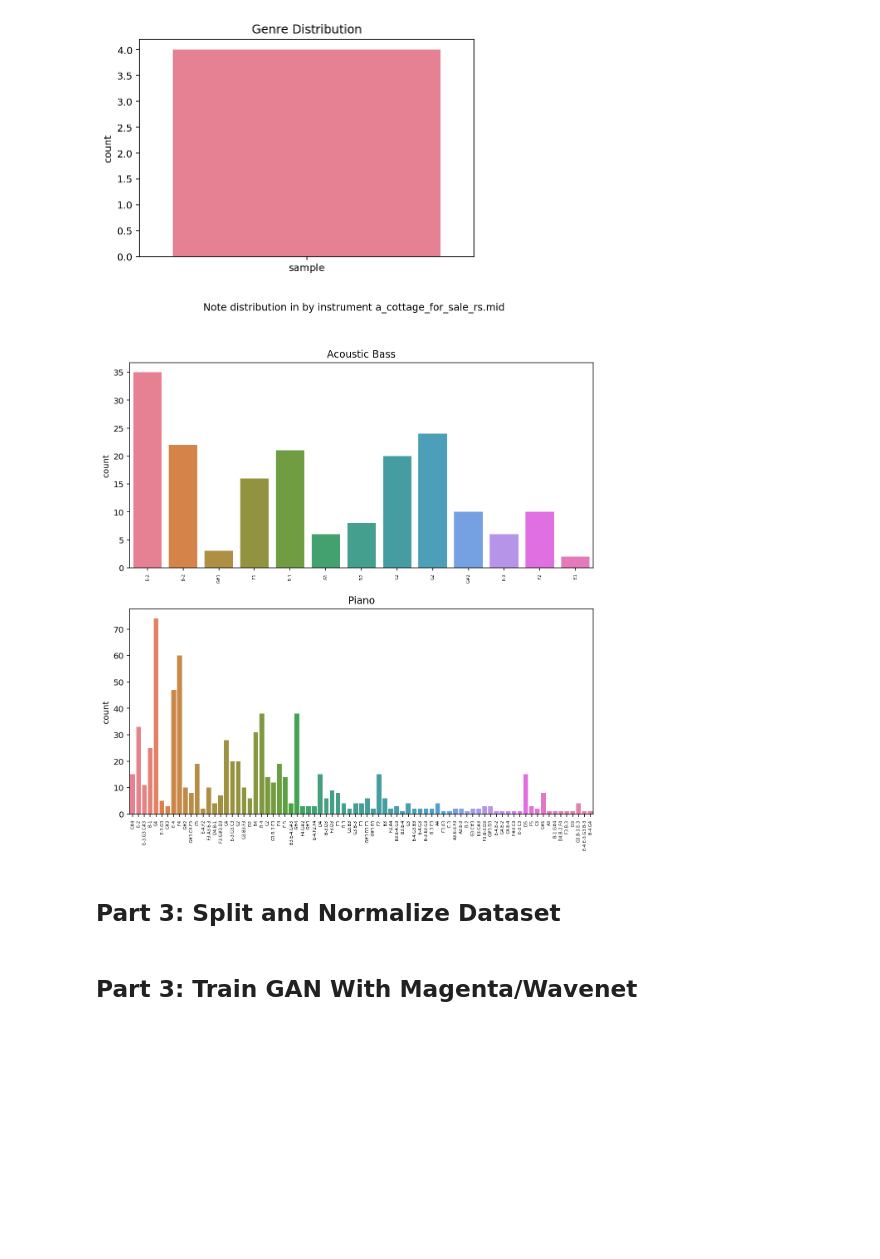
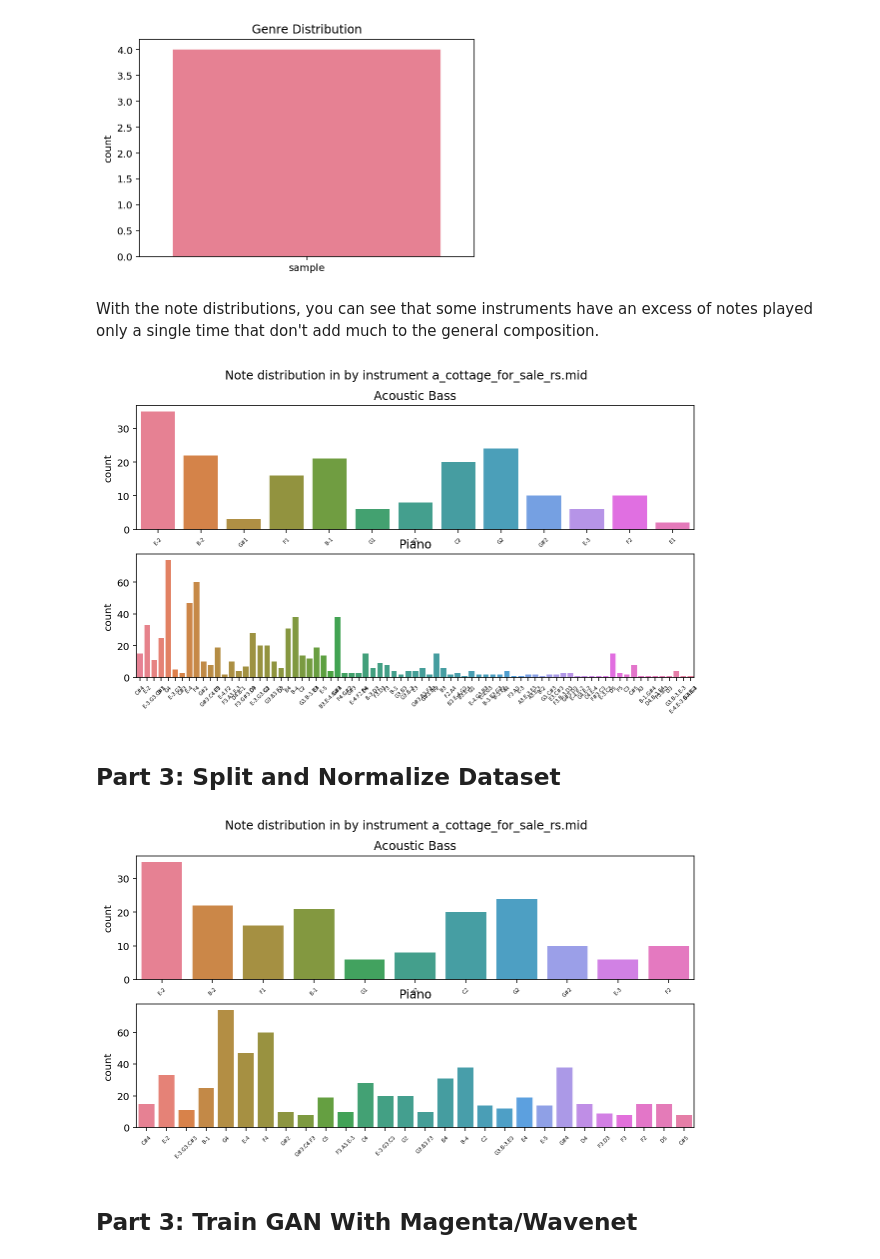
Before and after one commit to NoDevicesFound/ML-Project, a Jupyter notebook: Music_GAN.ipynb, the cells around one changed output. Saved outputs shown, nothing was run; the diff lists cells and outputs as text; code cells hidden in the pictures; blank space fills up the shorter version.

```diff
--- a/Music_GAN.ipynb
+++ b/Music_GAN.ipynb
@@ -77,10 +77,7 @@ def get_all_files_in_dir(dir_path, verbose=VERBOSE):
     return midis, genres
 # %%
 midi_filenames, genres = get_all_files_in_dir('./midi_files')
-notes= [import_midi(x) for x in midi_filenames]
-
-print(X[0])
-print(y[0])
+songs = [import_midi(x) for x in midi_filenames]
 # %% [output]
 Loaded all sample midi files.
 Finished importing ./midi_files/sample/a_cottage_for_sale_rs.mid.
@@ -111,18 +96,20 @@ Text(0.5, 1.0, 'Genre Distribution')
 # %%
 # graph note distribution in one song
 def plot_notes_per_instrument(song, song_name):
-    fig, ax = plt.subplots(len(song.keys()), 1, figsize=(10, 10))
+    fig, ax = plt.subplots(len(song.keys()), 1, figsize=(10, 5))
     fig.suptitle('Note distribution in by instrument {}'.format(song_name))
 
     i = 0
     for instrument in song.keys():
         sns.countplot(song[instrument], ax=ax[i], palette=PALETTE)
         ax[i].set_title(instrument)
-        ax[i].tick_params(axis='x', labelsize=5, labelrotation=90)
+        ax[i].tick_params(axis='x', labelsize=5, labelrotation=45)
         i += 1
+# %% [markdown]
+With the note distributions, you can see that some instruments have an excess of notes played only a single time that don't add much to the general composition.
 # %%
-plot_notes_per_instrument(X[0], os.path.basename(midi_filenames[0]))
+plot_notes_per_instrument(songs[0], os.path.basename(midi_filenames[0]))
 # %% [output]
-[figure, old version]
+[figure, new version]
 # %% [markdown]
 ## Part 3: Split and Normalize Dataset
@@ -134,0 +116,26 @@ plot_notes_per_instrument(X[0], os.path.basename(midi_filenames[0]))
+# %%
+# remove any unfrequent notes; ie. less than 10% of the max frequency
+def remove_unfrequent_notes(song):
+    # select each instrument track
+    for instrument in song.keys():
+        freq = Counter(song[instrument])
+
+        # get the max feuquency of notes
+        max_freq = freq.most_common(1)[0][1]
+
+        # make list of all the significant notes
+        frequent_notes = [note for note in song[instrument] if freq[note] >= max_freq * 0.10]
+        new_song = []
+        for note in song[instrument]:
+            if note in frequent_notes:
+                new_song.append(note)
+
+        song[instrument] = new_song
+
+    return song
+
+# show new, adjusted note distribution
+songs = [remove_unfrequent_notes(song) for song in songs]
+plot_notes_per_instrument(songs[0], os.path.basename(midi_filenames[0]))
+# %% [output]
+[figure, added]
```
Also changed, not shown: parts of 7 cells of this notebook.
